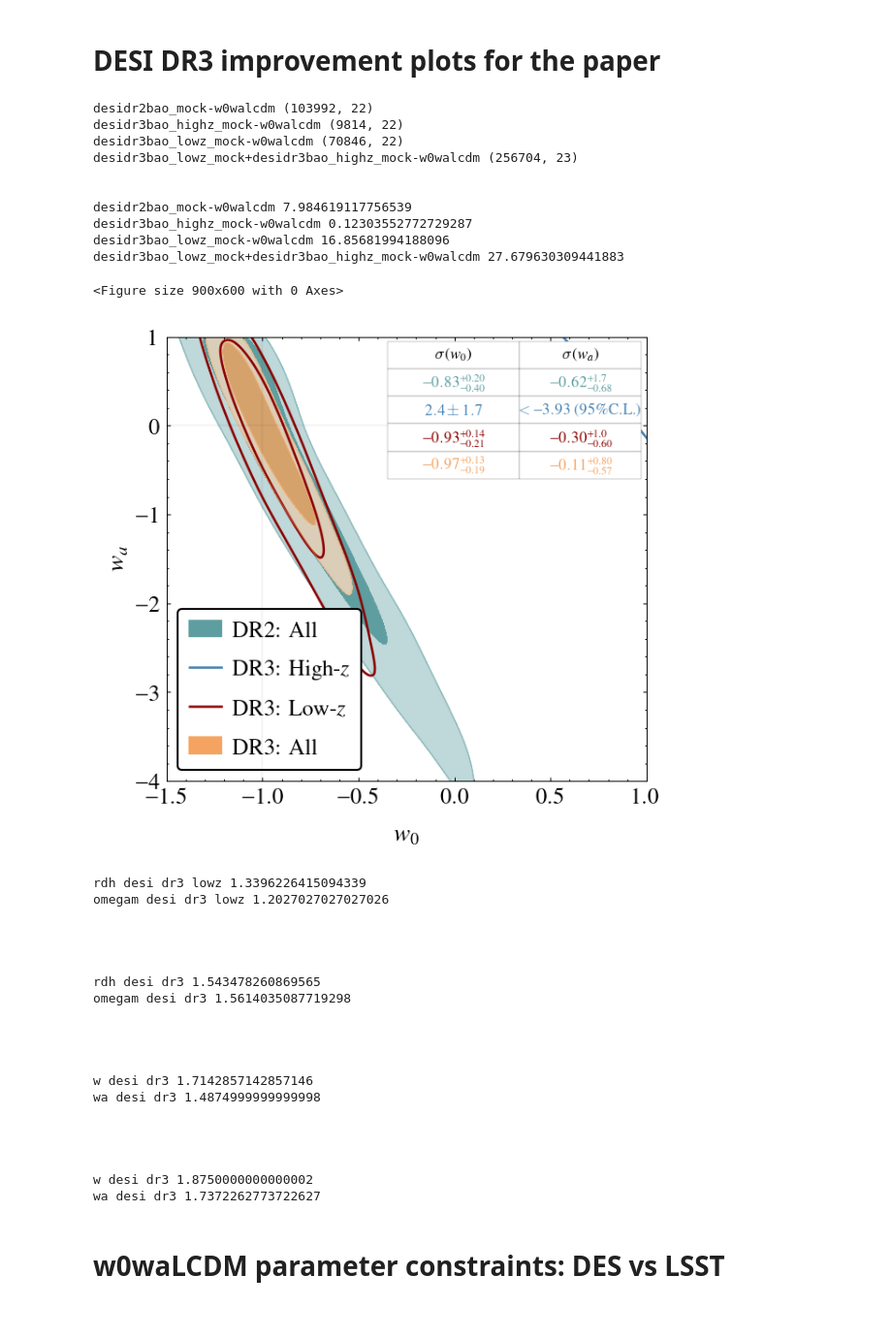
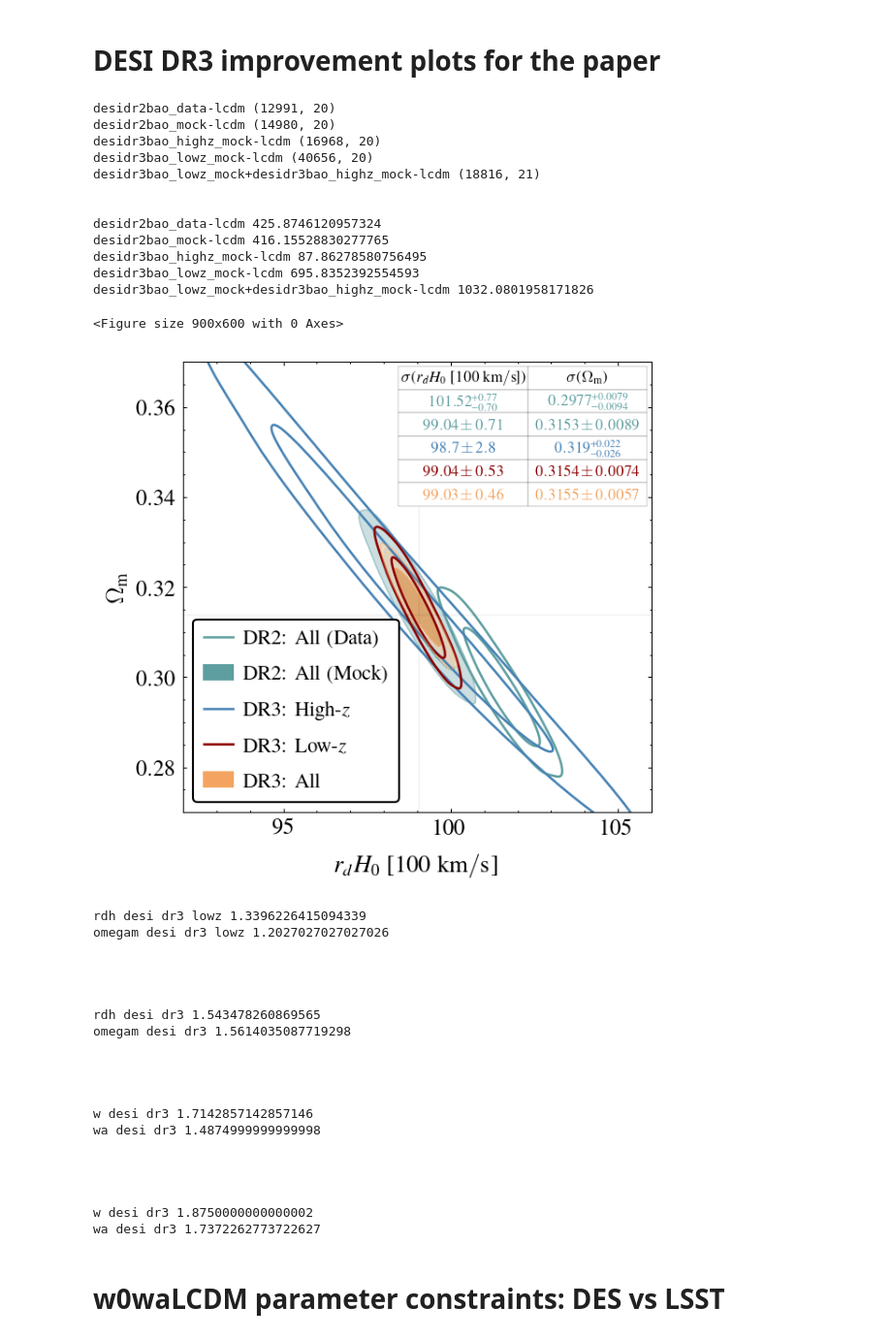
Before and after one commit to sriniraghunathan/CMB_BAO_SNe_likelihoods, a Jupyter notebook: analyse_chains_for_paper.ipynb, the cells around one changed output. Shown at 97% size. Drawn from its saved outputs; the diff is of its cells as text; code cells hidden in the pictures.

Commit message:
plots

```diff
--- a/analyse_chains_for_paper.ipynb
+++ b/analyse_chains_for_paper.ipynb
@@ -59,15 +59,18 @@ param_limits_dic = {'omegam': [0.27, 0.37],
                     'H0': [66., 69.],
                    }
 
-for desi_iter in range(1,2):#2):
+for desi_iter in range(1):#,2):#2):
     print('\n\n')
     if desi_iter == 0:
         #get all the samples for w0wamnulcdm
-        chain_fdlist = ['desidr2bao_mock-lcdm', 'desidr3bao_highz_mock-lcdm', 'desidr3bao_lowz_mock-lcdm', 'desidr3bao_lowz_mock+desidr3bao_highz_mock-lcdm']
+        ###chain_fdlist = ['desidr2bao_mock-lcdm', 'desidr3bao_highz_mock-lcdm', 'desidr3bao_lowz_mock-lcdm', 'desidr3bao_lowz_mock+desidr3bao_highz_mock-lcdm']
+        chain_fdlist = ['desidr2bao_data-lcdm', 'desidr2bao_mock-lcdm', 'desidr3bao_highz_mock-lcdm', 'desidr3bao_lowz_mock-lcdm', 'desidr3bao_lowz_mock+desidr3bao_highz_mock-lcdm']
         label_dic = {'desidr3bao_highz_mock-lcdm': r'DR3: High-$z$',# Ly-$\alpha$',
                      'desidr3bao_lowz_mock-lcdm': r'DR3: Low-$z$',
                      'desidr3bao_lowz_mock+desidr3bao_highz_mock-lcdm': r'DR3: All',
-                     'desidr2bao_mock-lcdm': r'DR2: All'}
+                     'desidr2bao_mock-lcdm': r'DR2: All (Mock)',
+                     'desidr2bao_data-lcdm': r'DR2: All (Data)',
+                    }
         plname = 'plots/desi_dr2_dr3_rdh_omegam.pdf'
         params_to_plot = [['rdh', 'omegam']]
     else:
@@ -106,9 +109,9 @@ for desi_iter in range(1,2):#2):
     #color_arr = ['sandybrown', 'tab:green', 'black']
 
     chains_to_plot = chain_fdlist
-    filled = [True, False, False, True]
+    filled = [False, True, False, False, True]
     #color_arr = ['sandybrown', 'steelblue', 'darkred', 'black']
-    color_arr = ['cadetblue', 'steelblue', 'darkred', 'sandybrown']
+    color_arr = ['cadetblue', 'cadetblue', 'steelblue', 'darkred', 'sandybrown']
 
     print('\n')
     samples_to_plot, labels_arr = [], []
@@ -135,7 +138,7 @@ for desi_iter in range(1,2):#2):
                                        param_dict = param_dict,
                                        param_limits_dic = param_limits_dic,
                                        color_arr = color_arr,
-                                       figsize = 4.3, fsval = 12, legfsval = 12.,# 11,
+                                       figsize = 4.3, fsval = 12, legfsval = 11.,# 11,
                                        labels = labels_arr, legloc = 'lower left', legcol = 1,
                                        scaling = True,#, wspace = 0.05
                                        xyloc_for_leg = [0.68, 0.95],
@@ -192,42 +195,44 @@ def get_desi_improvements(qualifier, low_err_dic, up_err_dic):
         elif p == 'wa':
             low_err_fid, up_err_fid = 0.68, 1.7
 
         mean_err = (low_err+up_err)/2
         mean_err_fid = (low_err_fid+up_err_fid)/2
         print( p, qualifier, mean_err_fid/mean_err )
     print('\n')
     return
 
 #desi dr3 low-z
 err_dic = {'rdh': 0.53, 'omegam': 0.0074}
 get_desi_improvements('desi dr3 lowz', err_dic, err_dic)
 
 #desi dr3
 err_dic = {'rdh': 0.46, 'omegam': 0.0057}
 get_desi_improvements('desi dr3', err_dic, err_dic)
 
 #desi dr3-lowz
 low_err_dic = {'w': 0.21, 'wa': 0.6}
 up_err_dic = {'w': 0.14, 'wa': 1.}
 get_desi_improvements('desi dr3', low_err_dic, up_err_dic)
 
 #desi dr3
 low_err_dic = {'w': 0.19, 'wa': 0.57}
 up_err_dic = {'w': 0.13, 'wa': 0.8}
 get_desi_improvements('desi dr3', low_err_dic, up_err_dic)
 # %% [output]
-desidr2bao_mock-w0walcdm (103992, 22)
-desidr3bao_highz_mock-w0walcdm (9814, 22)
-desidr3bao_lowz_mock-w0walcdm (70846, 22)
-desidr3bao_lowz_mock+desidr3bao_highz_mock-w0walcdm (256704, 23)
+desidr2bao_data-lcdm (12991, 20)
+desidr2bao_mock-lcdm (14980, 20)
+desidr3bao_highz_mock-lcdm (16968, 20)
+desidr3bao_lowz_mock-lcdm (40656, 20)
+desidr3bao_lowz_mock+desidr3bao_highz_mock-lcdm (18816, 21)
 
 
-desidr2bao_mock-w0walcdm 7.984619117756539
-desidr3bao_highz_mock-w0walcdm 0.12303552772729287
-desidr3bao_lowz_mock-w0walcdm 16.85681994188096
-desidr3bao_lowz_mock+desidr3bao_highz_mock-w0walcdm 27.679630309441883
+desidr2bao_data-lcdm 425.8746120957324
+desidr2bao_mock-lcdm 416.15528830277765
+desidr3bao_highz_mock-lcdm 87.86278580756495
+desidr3bao_lowz_mock-lcdm 695.8352392554593
+desidr3bao_lowz_mock+desidr3bao_highz_mock-lcdm 1032.0801958171826
 <Figure size 900x600 with 0 Axes>
-[figure, old version]
+[figure, new version]
 rdh desi dr3 lowz 1.3396226415094339
 omegam desi dr3 lowz 1.2027027027027026
 
```
Also changed, not shown: parts of 1 cell of this notebook, 1 other file.
